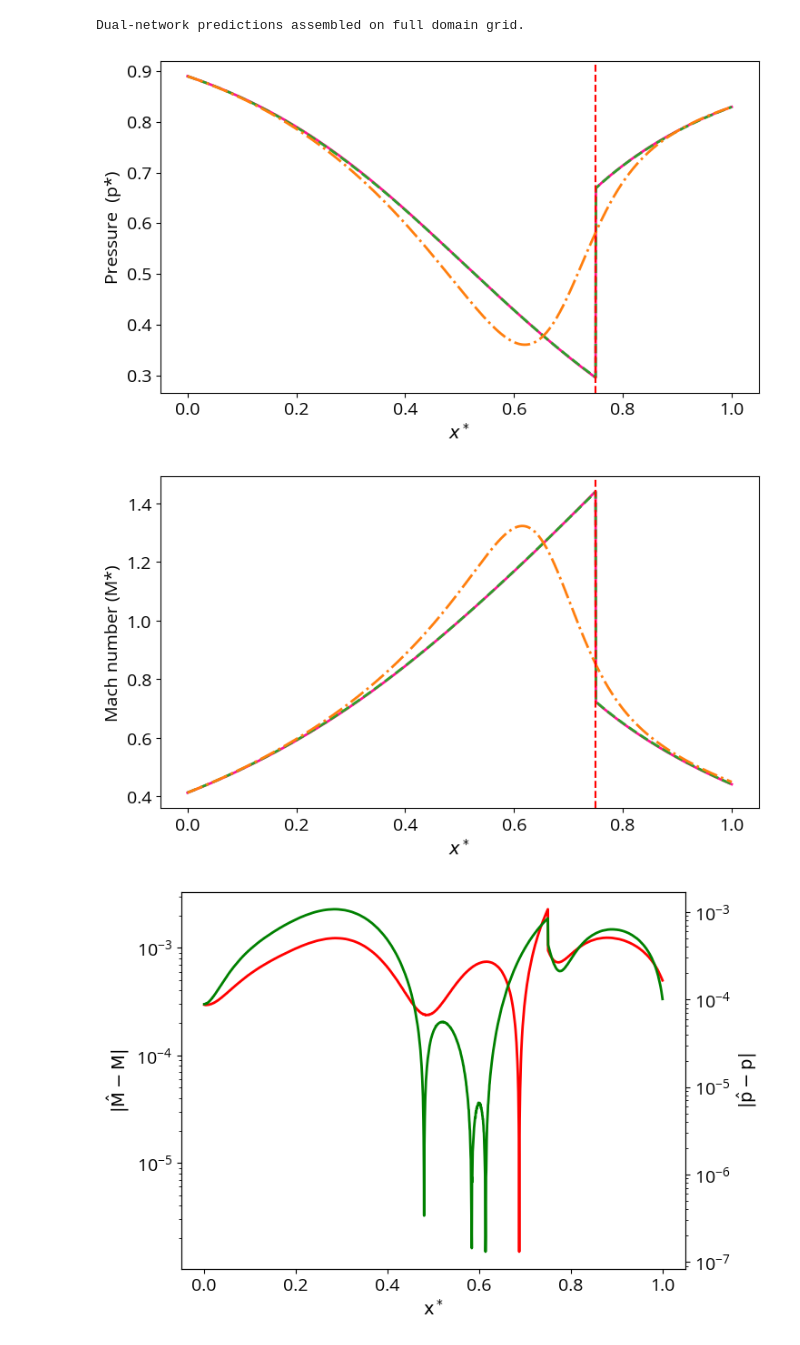
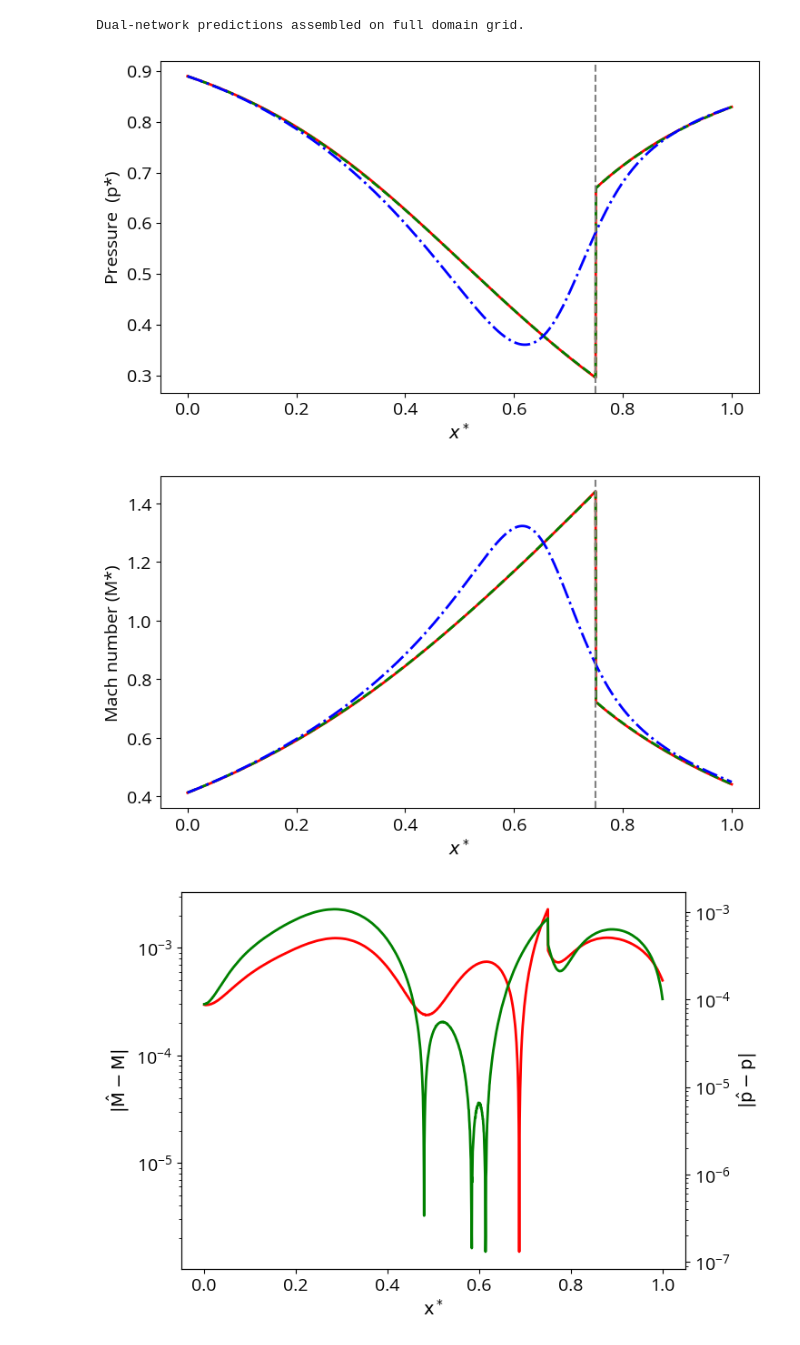
Before and after one commit to Lofty-Brambles/qsnippets, a Jupyter notebook: napc/unsteady_fb_add_pinn.ipynb, the cells around one changed output. Saved outputs shown, nothing was run; the diff lists cells and outputs as text; code cells hidden in the pictures.

Commit message:
updated figures

```diff
--- a/napc/unsteady_fb_add_pinn.ipynb
+++ b/napc/unsteady_fb_add_pinn.ipynb
@@ -1087,24 +1087,24 @@ Dual network L-BFGS phase…
   Saved history: saved_histories/dual_net_history.2026-09-26_16-22-40.csv
   Saved field snapshots: saved_histories/dual_net_field_snapshots.2026-09-26_16-22-40.npz
 # %%
-# model_paths = (
-#     "saved_models/dual_net_pre_model.2026-09-22_19-39-31.pt",
-#     "saved_models/dual_net_post_model.2026-09-22_19-39-31.pt",
-#     "saved_models/interface_model.2026-09-22_19-39-31.pt",
-# )
+model_paths = (
+    "saved_models/dual_net_pre_model.2026-09-26_16-22-40.pt",
+    "saved_models/dual_net_post_model.2026-09-26_16-22-40.pt",
+    "saved_models/interface_model.2026-09-26_16-22-40.pt",
+)
 
-# pre_shock_model = UnsteadyNet().to(device)
-# post_shock_model = UnsteadyNet().to(device)
-# shock_param = ShockParam(x_shock).to(device)
-# pre_shock_model.load_state_dict(torch.load(model_paths[0]))
-# post_shock_model.load_state_dict(torch.load(model_paths[1]))
-# shock_param.load_state_dict(torch.load(model_paths[2]))
+pre_shock_model = UnsteadyNet().to(device)
+post_shock_model = UnsteadyNet().to(device)
+shock_param = ShockParam(x_shock).to(device)
+pre_shock_model.load_state_dict(torch.load(model_paths[0]))
+post_shock_model.load_state_dict(torch.load(model_paths[1]))
+shock_param.load_state_dict(torch.load(model_paths[2]))
 
-# dual_hist_path = "saved_histories/dual_net_history.2026-09-22_19-39-31.csv"
-# dual_hist_snap_path = "saved_histories/dual_net_field_snapshots.2026-09-22_19-39-31.npz"
-# dual_loss_history = pd.read_csv(dual_hist_path).to_numpy()
-# field_snapshotter = FieldSnapshotter()
-# field_snapshotter.load_snapshots(dual_hist_snap_path)
+dual_hist_path = "saved_histories/dual_net_history.2026-09-26_16-22-40.csv"
+dual_hist_snap_path = "saved_histories/dual_net_field_snapshots.2026-09-26_16-22-40.npz"
+dual_loss_history = pd.read_csv(dual_hist_path).to_numpy()
+field_snapshotter = FieldSnapshotter()
+field_snapshotter.load_snapshots(dual_hist_snap_path)
 # %%
 def predict_final_results():
     pre_shock_model.eval()
@@ -1370,28 +1370,28 @@ Dual-network predictions assembled on full domain grid.
 # %%
 # ── Pressure predictions: classical vs dual-network vs reference ──────────
 # green - analytical
 # orange - classical (single-net)
 # deeppink - dual-network
 # red dashed - predicted shock location
 fig, ax = plt.subplots(figsize=(7.5, 4.5))
 
-ax.plot(x_eval_np, dual_P, color="deeppink", lw=2, label="Dual-network PINN")
-ax.plot(x_eval_np, analytic.P, color="tab:green", lw=2, ls="--", label="Reference (analytical)")
-ax.plot(x_eval_np, classical_P, color="tab:orange", lw=2, ls="-.", label="Classical (single-net PINN)")
+ax.plot(x_eval_np, dual_P, color="red", lw=2, label="Dual-network PINN")
+ax.plot(x_eval_np, analytic.P, color="green", lw=2, ls="--", label="Reference (analytical)")
+ax.plot(x_eval_np, classical_P, color="blue", lw=2, ls="-.", label="Classical (single-net PINN)")
 
-ax.axvline(final_shock_loc, color="red", ls="--", lw=1.5, label=f"predicted shock (x={final_shock_loc:.3f})")
+ax.axvline(final_shock_loc, color="grey", ls="--", lw=1.5, label=f"predicted shock (x={final_shock_loc:.3f})")
 
 ax.set_xlabel("$x^*$", fontsize=14)
 ax.set_ylabel("Pressure  (p*)", fontsize=14)
 # ax.legend(loc="best", fontsize=9)
 ax.tick_params(axis="x", labelsize=14)
 ax.tick_params(axis="y", labelsize=14)
 
 plt.tight_layout()
 plt.savefig("saved_figures/cd_nozzle_dual_net_pressure_predictions.svg", bbox_inches="tight")
 plt.show()
 # %% [output]
-[figure, old version]
+[figure, new version]
 # %%
 # ── Mach number predictions: classical vs dual-network vs reference ───────
 # green - analytical
@@ -1401,11 +1401,11 @@ plt.show()
 
 fig, ax = plt.subplots(figsize=(7.5, 4.5))
 
-ax.plot(x_eval_np, dual_M, color="deeppink", lw=2, label="Dual-network PINN")
-ax.plot(x_eval_np, analytic.M, color="tab:green", lw=2, ls="--", label="Reference (analytical)")
-ax.plot(x_eval_np, classical_M, color="tab:orange", lw=2, ls="-.", label="Classical (single-net PINN)")
+ax.plot(x_eval_np, dual_M, color="red", lw=2, label="Dual-network PINN")
+ax.plot(x_eval_np, analytic.M, color="green", lw=2, ls="--", label="Reference (analytical)")
+ax.plot(x_eval_np, classical_M, color="blue", lw=2, ls="-.", label="Classical (single-net PINN)")
 
-ax.axvline(final_shock_loc, color="red", ls="--", lw=1.5, label=f"predicted shock (x={final_shock_loc:.3f})")
+ax.axvline(final_shock_loc, color="grey", ls="--", lw=1.5, label=f"predicted shock (x={final_shock_loc:.3f})")
 
 ax.set_xlabel("$x^*$", fontsize=14)
 ax.set_ylabel("Mach number (M*)", fontsize=14)
@@ -1417,7 +1417,7 @@ plt.tight_layout()
 plt.savefig("saved_figures/cd_nozzle_dual_net_mach_predictions.svg", bbox_inches="tight")
 plt.show()
 # %% [output]
-[figure, old version]
+[figure, new version]
 # %%
 # ── Prediction errors vs the analytical reference ──────────────────────────
 M_err_dual = np.abs(dual_M - analytic.M)
```
Also changed, not shown: parts of 1 cell of this notebook, 5 other files.
